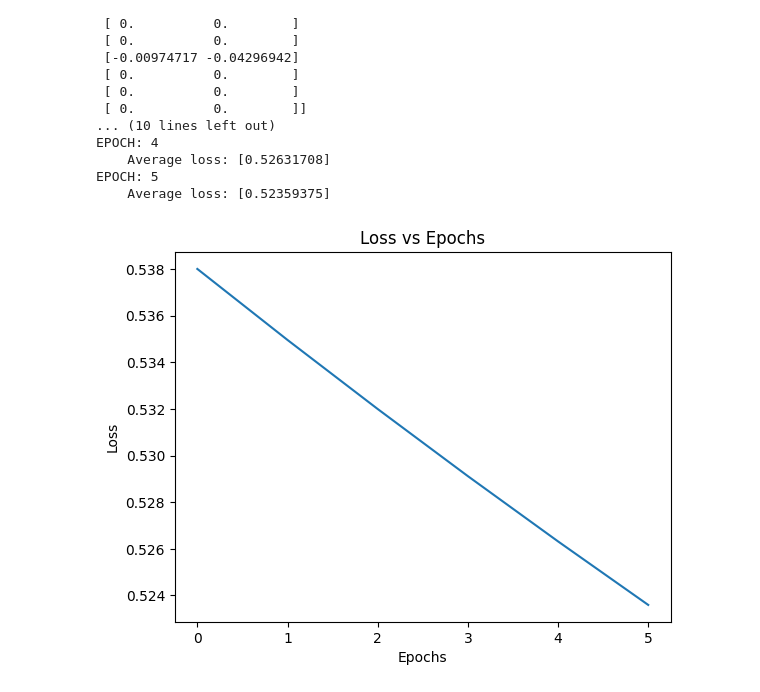
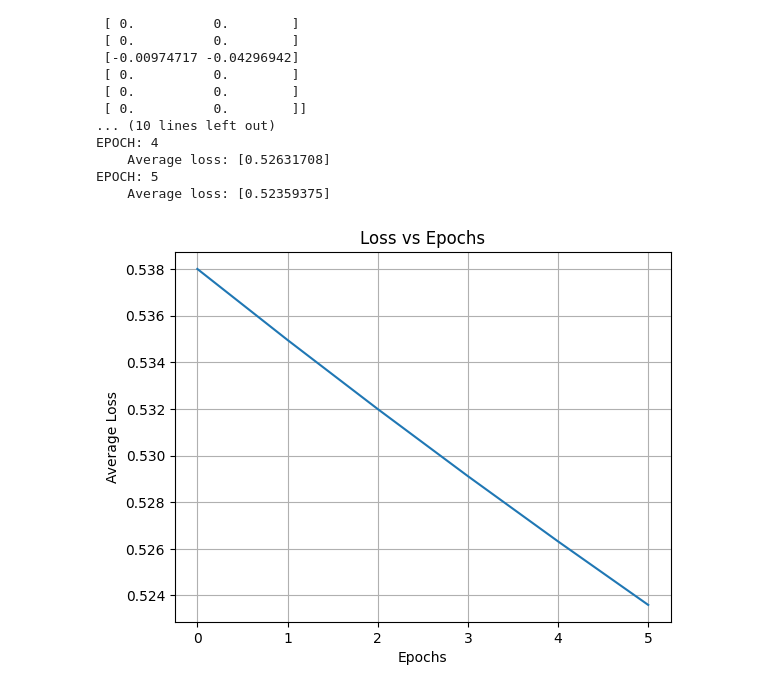
Before and after one commit to mooshifrew/autodiff, a Jupyter notebook: test_network.ipynb, the cells around one changed output. Drawn from its saved outputs; the diff is of its cells as text; code cells hidden in the pictures.

Commit message:
added grid to plot

```diff
--- a/test_network.ipynb
+++ b/test_network.ipynb
@@ -109,11 +109,11 @@ EPOCH: 5
     Average loss: [0.52359375]
 # %%
 from matplotlib import pyplot as plt
-# cooper owen - gradient explosion:
 plt.plot(loss_vals)
 plt.xlabel('Epochs')
-plt.ylabel('Loss')
+plt.ylabel('Average Loss')
 plt.title('Loss vs Epochs')
+plt.grid()
 plt.show()
 # %% [output]
-[figure, old version]
+[figure, new version]
```
